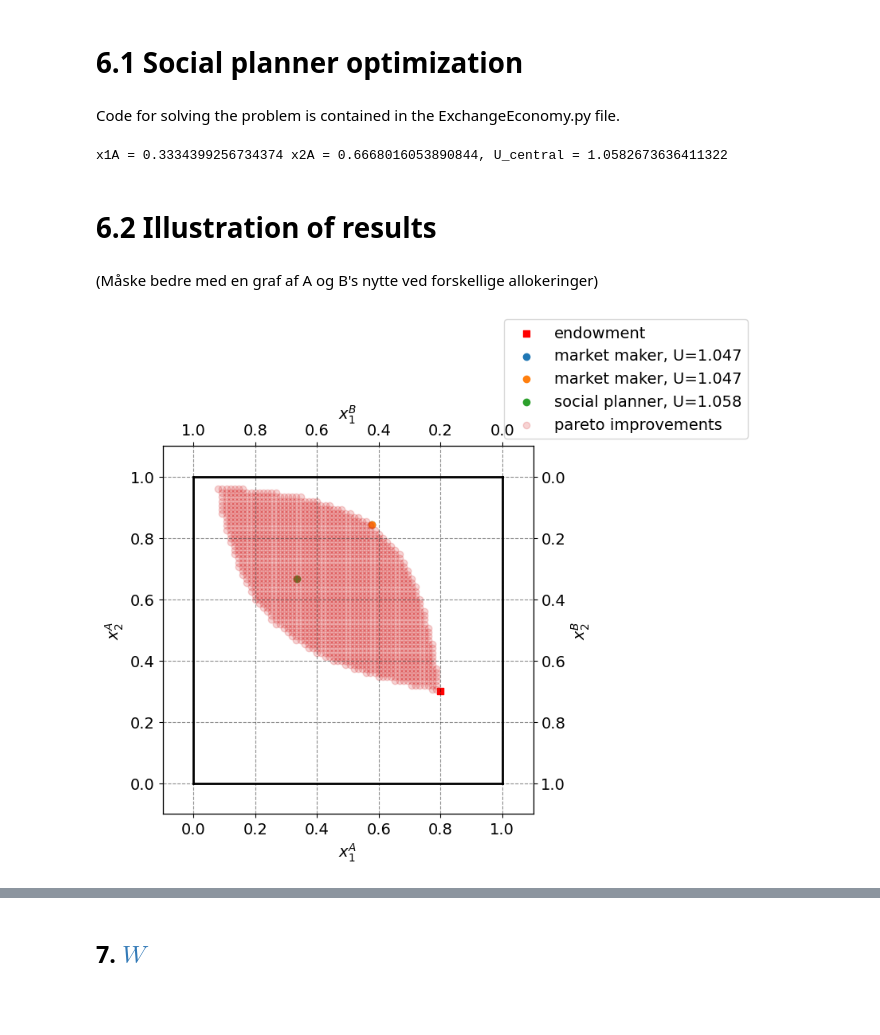
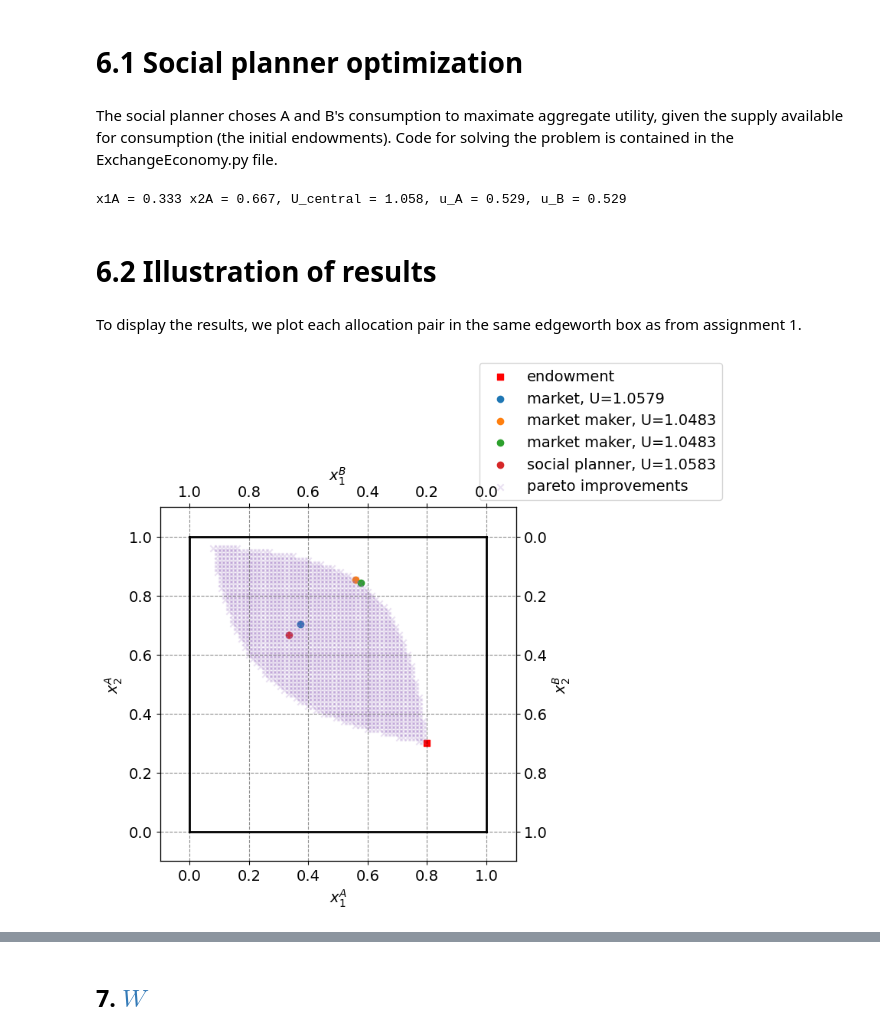
Before and after one commit to NumEconCopenhagen/projects-2024-mathias-mikkel-gabriele, a Jupyter notebook: inauguralproject/InauguralProject2024.ipynb, the cells around one changed output, grey strips where cells are left out. Drawn from its saved outputs; the diff is of its cells as text; code cells hidden in the pictures; blank space fills up the shorter version.

Commit message:
Updated questions where solver can be used + finished 6+8

```diff
--- a/inauguralproject/InauguralProject2024.ipynb
+++ b/inauguralproject/InauguralProject2024.ipynb
@@ -193,0 +200,9 @@ The price p1 = 0.95 constitutes a Walras Equilibrium at the lowest possbile tole
+# %%
+# Alternative solution using Class solver:
+
+model.solve(type='market')
+
+# Save solution to be plottet later
+x1A_best_market=model.sol.x1
+x2A_best_market=model.sol.x2
+U_market = model.sol.u
@@ -272,8 +289,8 @@ x1best = -np.inf
 x2best = -np.inf
 
 # loops
-for x1 in x1possible:
-    for x2 in x2possible:
+for x1 in x1_possible:
+    for x2 in x2_possible:
         uAnew = model.utility_A(x1,x2)
         if model.utility_A(x1,x2) > uAmax and model.utility_B(1-x1,1-x2) >= model.utility_B(1-par.w1A,1-par.w2A):
             uAmax = uAnew
@@ -333,15 +356,15 @@ The results of 5.2 hints at a minor pareto improvement, suggesting that the orig
 # %% [markdown]
 # 6.1 Social planner optimization
 # %% [markdown]
-Code for solving the problem is contained in the ExchangeEconomy.py file.
+The social planner choses A and B's consumption to maximate aggregate utility, given the supply available for consumption (the initial endowments). Code for solving the problem is contained in the ExchangeEconomy.py file.
 # %%
-model.solve_central()
+model.solve()
 # %% [output]
-x1A = 0.3334399256734374 x2A = 0.6668016053890844, U_central = 1.0582673636411322
+x1A = 0.333 x2A = 0.667, U_central = 1.058, u_A = 0.529, u_B = 0.529
 # %% [markdown]
 # 6.2 Illustration of results
-# %% [markdown]
-(Måske bedre med en graf af A og B's nytte ved forskellige allokeringer)
+# %% [markdown]
+To display the results, we plot each allocation pair in the same edgeworth box as from assignment 1.
 # %%
 # a. total endowment
 w1bar = 1.0
@@ -350,35 +373,36 @@ w2bar = 1.0
 # b. figure set up
 fig = plt.figure(frameon=False,figsize=(6,6), dpi=100)
 ax_A = fig.add_subplot(1, 1, 1)
 
 ax_A.set_xlabel("$x_1^A$")
 ax_A.set_ylabel("$x_2^A$")
 
 temp = ax_A.twinx()
 temp.set_ylabel("$x_2^B$")
 ax_B = temp.twiny()
 ax_B.set_xlabel("$x_1^B$")
 ax_B.invert_xaxis()
 ax_B.invert_yaxis()
 
 # A
 ax_A.scatter(model.par.w1A,model.par.w2A,marker='s',color='red',label='endowment')
-ax_A.scatter(x1best,x2best, label=f'market maker, U={uAmax+model.utility_B(1-x1best,1-x2best):.3f}')
-ax_A.scatter(x1_best,x2_best, label=f'market maker, U={uAmax+model.utility_B(1-x1best,1-x2best):.3f}')
-ax_A.scatter(model.sol.x1,model.sol.x2, label=f'social planner, U={model.sol.u:.3f}')
-ax_A.scatter(x1_possible,x2_possible, alpha=0.2, label='pareto improvements')
+ax_A.scatter(x1A_best_market,x2A_best_market, label=f'market, U={U_market:.4f}')
+ax_A.scatter(x1best,x2best, label=f'market maker, U={uAmax+model.utility_B(1-x1best,1-x2best):.4f}')
+ax_A.scatter(x1_best,x2_best, label=f'market maker, U={uAmax+model.utility_B(1-x1best,1-x2best):.4f}')
+ax_A.scatter(model.sol.x1,model.sol.x2, label=f'social planner, U={model.sol.u:.4f}')
+ax_A.scatter(x1_possible,x2_possible, alpha=0.2, marker='x', label='pareto improvements')
 
 # limits
 ax_A.plot([0,w1bar],[0,0],lw=2,color='black')
 ax_A.plot([0,w1bar],[w2bar,w2bar],lw=2,color='black')
 ax_A.plot([0,0],[0,w2bar],lw=2,color='black')
 ax_A.plot([w1bar,w1bar],[0,w2bar],lw=2,color='black')
 
 ax_A.set_xlim([-0.1, w1bar + 0.1])
 ax_A.set_ylim([-0.1, w2bar + 0.1])
 ax_B.set_xlim([w1bar + 0.1, -0.1])
 ax_B.set_ylim([w2bar + 0.1, -0.1])
 
 ax_A.legend(frameon=True, loc='lower right', bbox_to_anchor=(1.6,1.0));
 # %% [output]
-[figure, old version]
+[figure, new version]
```
Also changed, not shown: parts of 13 cells of this notebook.
